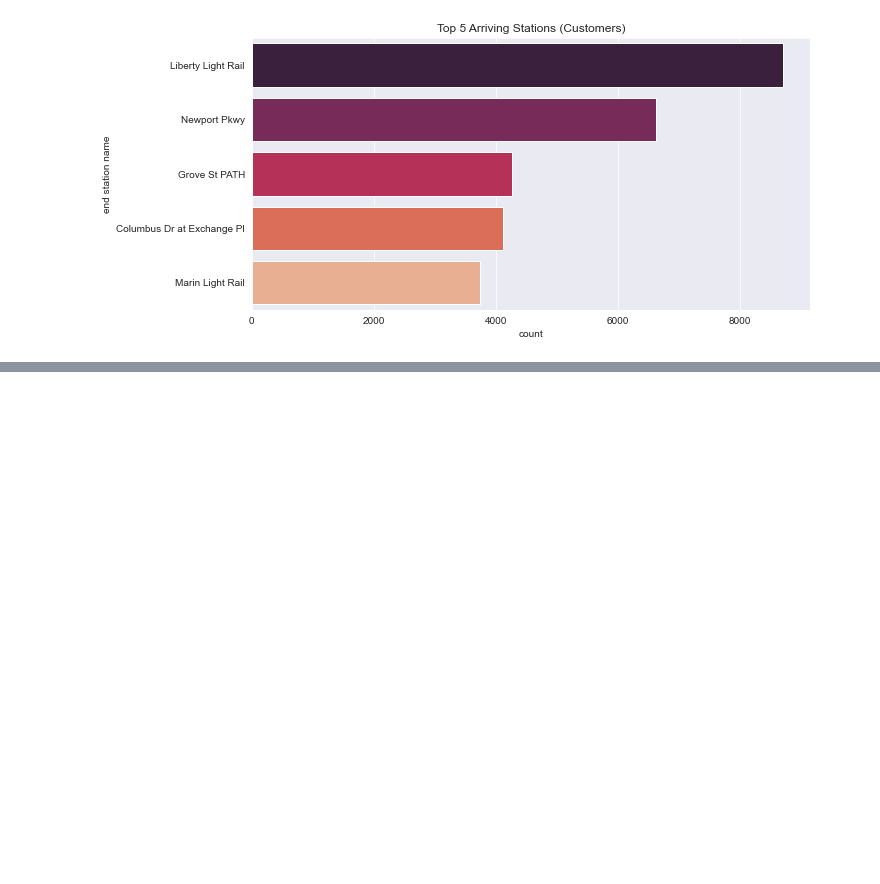
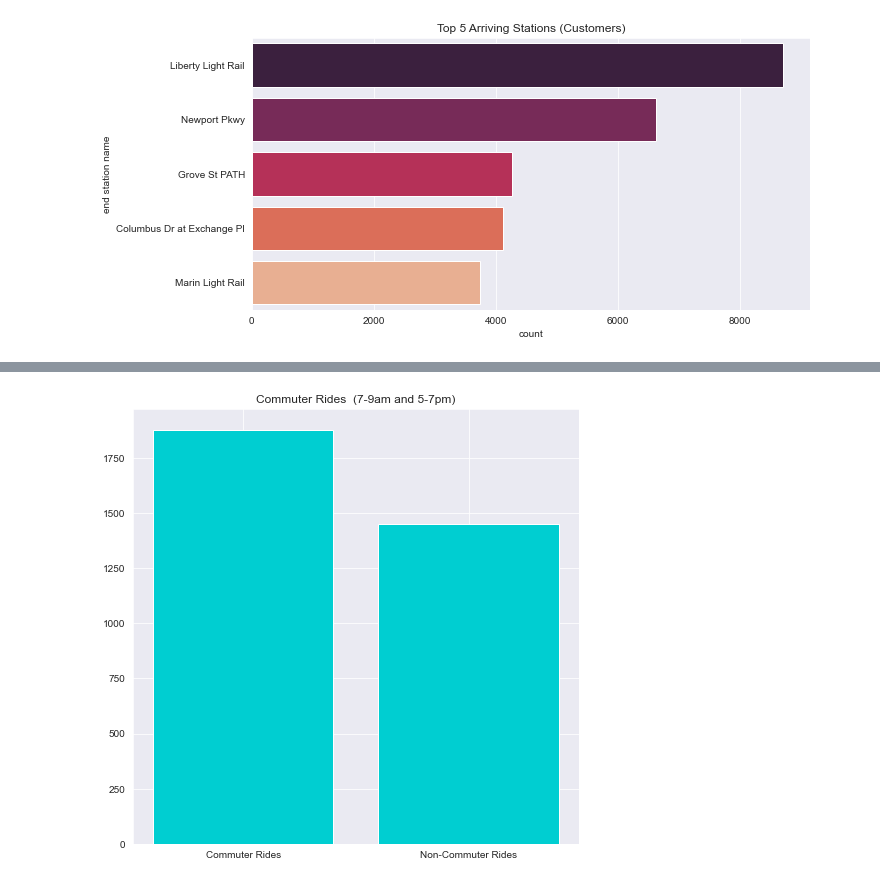
Before and after one commit to ss2204/Project1---Northwestern, a Jupyter notebook: newyork_bikes.ipynb, the cells around one changed output, grey strips where cells are left out. Saved outputs shown, nothing was run; the diff lists cells and outputs as text; code cells hidden in the pictures; blank space fills up the shorter version.

```diff
--- a/newyork_bikes.ipynb
+++ b/newyork_bikes.ipynb
@@ -1639,0 +1742,2 @@ plt.show()
+# %%
+df_commute = pd.concat([df_7a, df_8a, df_9a, df_5p, df_6p, df_7p])
@@ -1639,0 +1760,14 @@ plt.show()
+# %%
+commute_riders = df_commute['tripduration'].mean()
+# %%
+non_commute_riders = bike_share_non_workweek['tripduration'].mean()
+# %%
+x = ['Commuter Rides', 'Non-Commuter Rides']
+y = [commute_riders, non_commute_riders]
+# %%
+plt.figure(figsize=(8,8))
+plt.bar(x, y, color ='darkturquoise')
+plt.title('Commuter Rides  (7-9am and 5-7pm)')
+plt.show()
+# %% [output]
+[figure, added]
```
Also changed, not shown: parts of 31 cells of this notebook, 13 other files.
